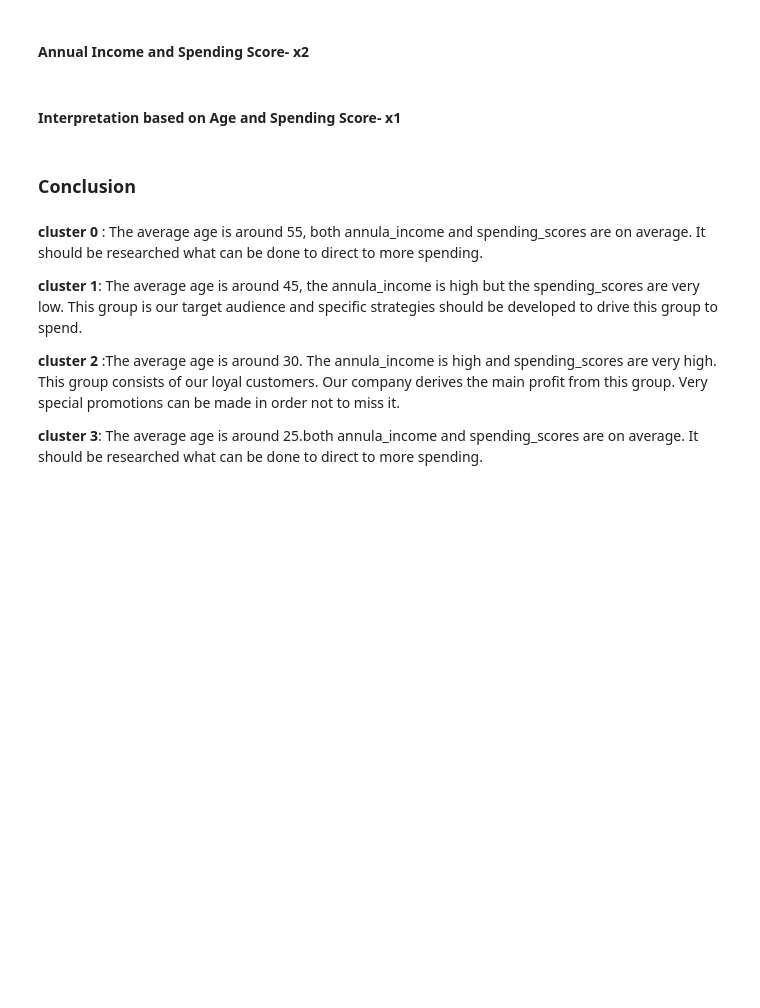
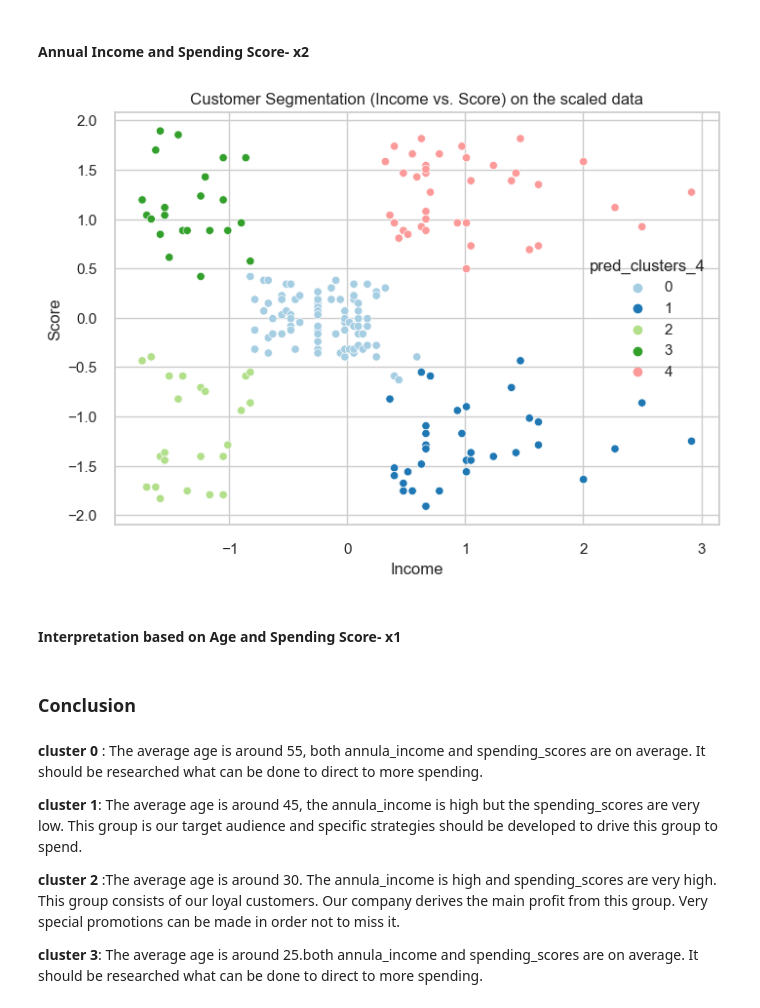
Before and after one commit to WaadAlharthi/ML_Portfolio, a Jupyter notebook: Cluestering_Analysis_Customers_Segmentation_Project3.ipynb, the cells around one changed output. Saved outputs shown, nothing was run; the diff lists cells and outputs as text; code cells hidden in the pictures; blank space fills up the shorter version.

```diff
--- a/Cluestering_Analysis_Customers_Segmentation_Project3.ipynb
+++ b/Cluestering_Analysis_Customers_Segmentation_Project3.ipynb
@@ -524,0 +684,4 @@ X = df.copy()
+# %%
+clusters_x2 = model.fit_predict(X2_scaled)
+X2_scaled["pred_clusters_4"] = clusters_x2
+X2_scaled
@@ -529,5 +715,14 @@ X = df.copy()
 # %% [markdown]
 #### Annual Income and Spending Score- x2
+# %%
+sns.scatterplot(x="Income", y="Score", hue="pred_clusters_4", data=X2_scaled, palette="Paired")
+
+plt.xlabel('Income')
+plt.ylabel('Score')
+plt.title('Customer Segmentation (Income vs. Score) on the scaled data')
+plt.show()
+# %% [output]
+[figure, added]
 # %% [markdown]
 #### Interpretation based on Age and Spending Score- x1
 # %% [markdown]
```
Also changed, not shown: parts of 20 cells of this notebook.
